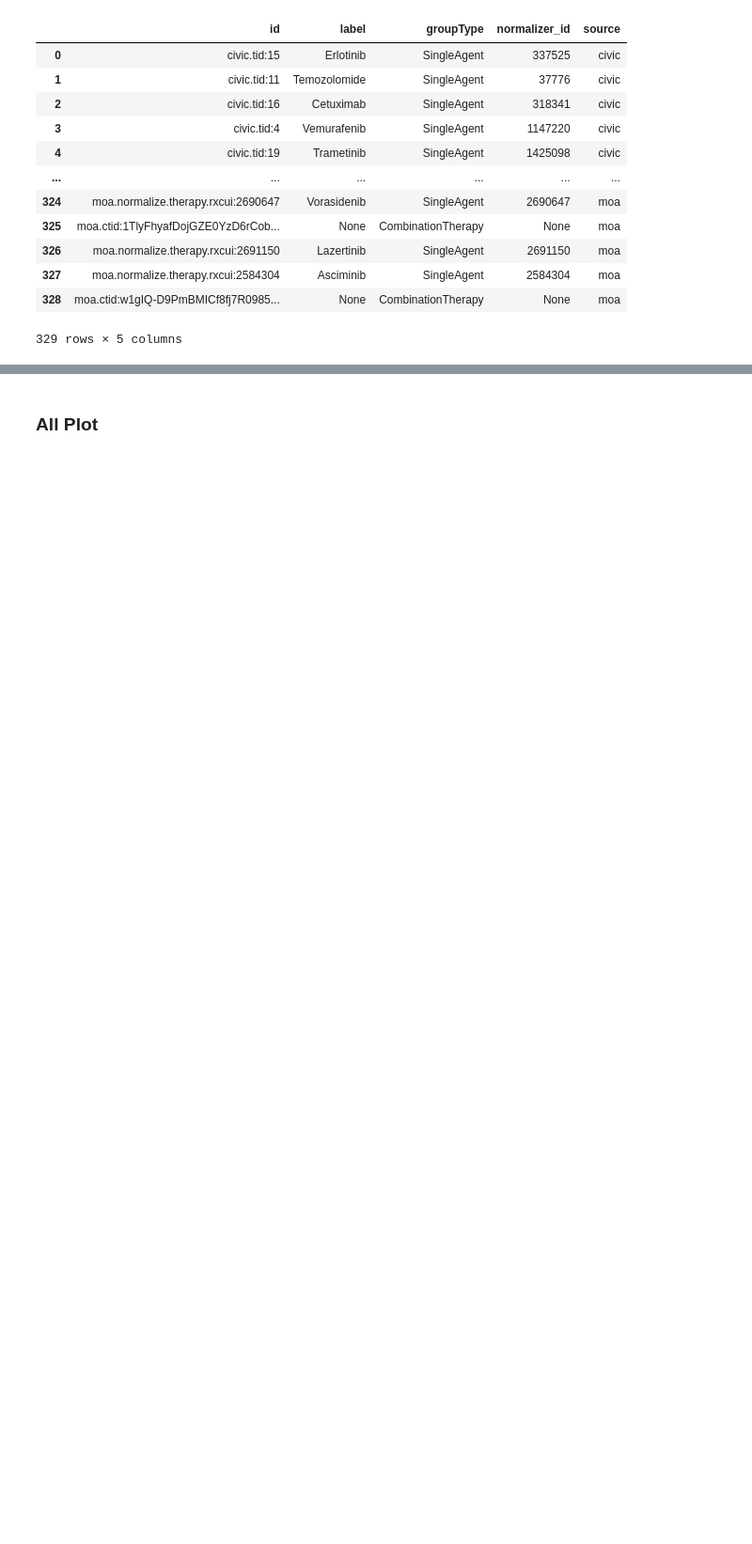
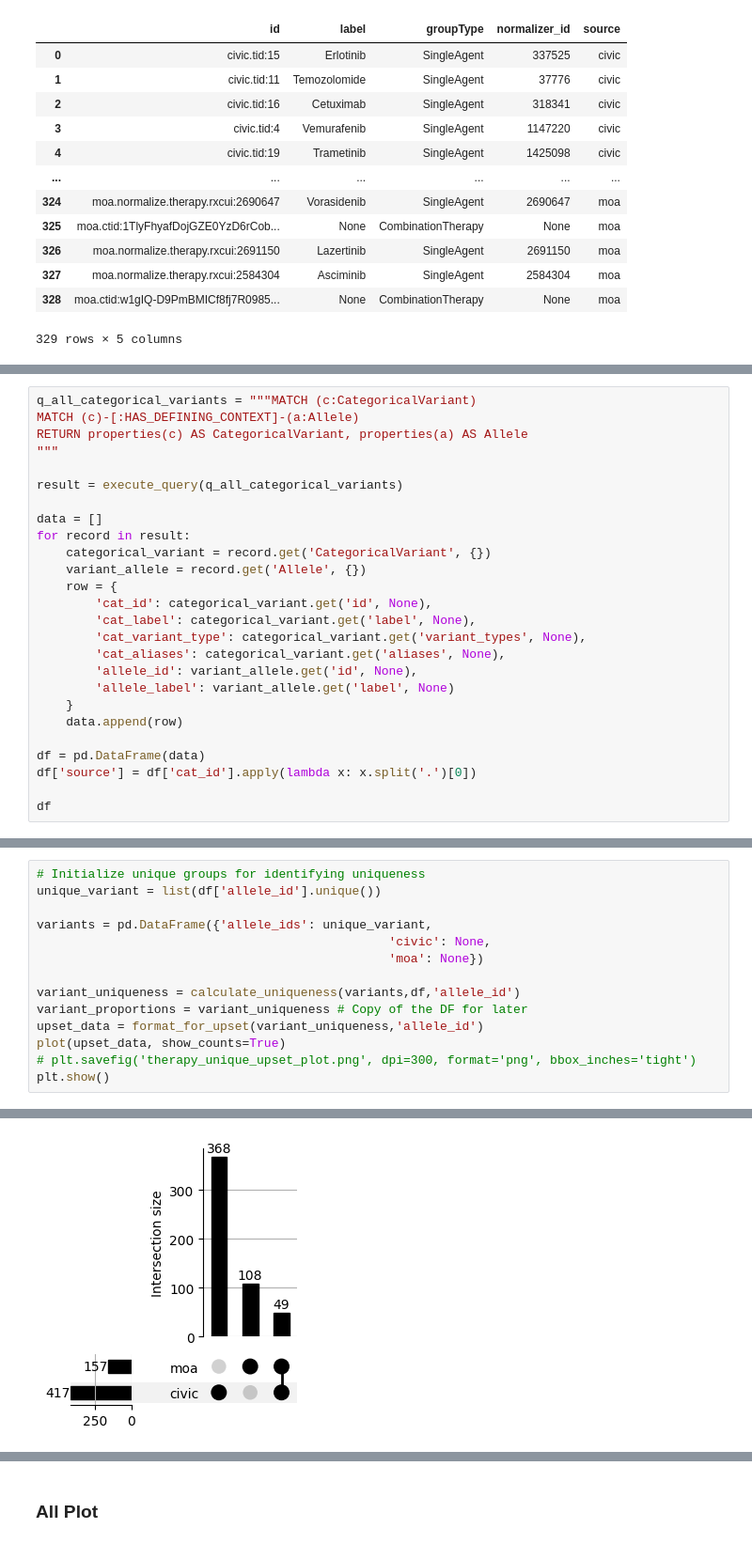
Before and after one commit to cancervariants/metakb, a Jupyter notebook: notebooks/evidence.ipynb, the cells around one changed output, grey strips where cells are left out. Shown at 94% size. Drawn from its saved outputs; the diff is of its cells as text; blank space fills up the shorter version.

```diff
--- a/notebooks/evidence.ipynb
+++ b/notebooks/evidence.ipynb
@@ -672,0 +753,26 @@ For example, when doing 'df[col].method(value, inplace=True)', try using 'df.met
+# %%
+q_all_categorical_variants = """MATCH (c:CategoricalVariant)
+MATCH (c)-[:HAS_DEFINING_CONTEXT]-(a:Allele)
+RETURN properties(c) AS CategoricalVariant, properties(a) AS Allele
+"""
+
+result = execute_query(q_all_categorical_variants)
+
+data = []
+for record in result:
+    categorical_variant = record.get('CategoricalVariant', {})
+    variant_allele = record.get('Allele', {})
+    row = {
+        'cat_id': categorical_variant.get('id', None),
+        'cat_label': categorical_variant.get('label', None),
+        'cat_variant_type': categorical_variant.get('variant_types', None),
+        'cat_aliases': categorical_variant.get('aliases', None),
+        'allele_id': variant_allele.get('id', None),
+        'allele_label': variant_allele.get('label', None)
+    }
+    data.append(row)
+
+df = pd.DataFrame(data)
+df['source'] = df['cat_id'].apply(lambda x: x.split('.')[0])
+
+df
@@ -672,0 +793,15 @@ For example, when doing 'df[col].method(value, inplace=True)', try using 'df.met
+# %%
+# Initialize unique groups for identifying uniqueness
+unique_variant = list(df['allele_id'].unique())
+
+variants = pd.DataFrame({'allele_ids': unique_variant,
+                                                'civic': None,
+                                                'moa': None})
+
+variant_uniqueness = calculate_uniqueness(variants,df,'allele_id')
+variant_proportions = variant_uniqueness # Copy of the DF for later
+upset_data = format_for_upset(variant_uniqueness,'allele_id')
+plot(upset_data, show_counts=True)
+# plt.savefig('therapy_unique_upset_plot.png', dpi=300, format='png', bbox_inches='tight')
+plt.show()
+# %% [output]
@@ -672,0 +825 @@ For example, when doing 'df[col].method(value, inplace=True)', try using 'df.met
+[figure, added]
```
Also changed, not shown: parts of 18 cells of this notebook.
